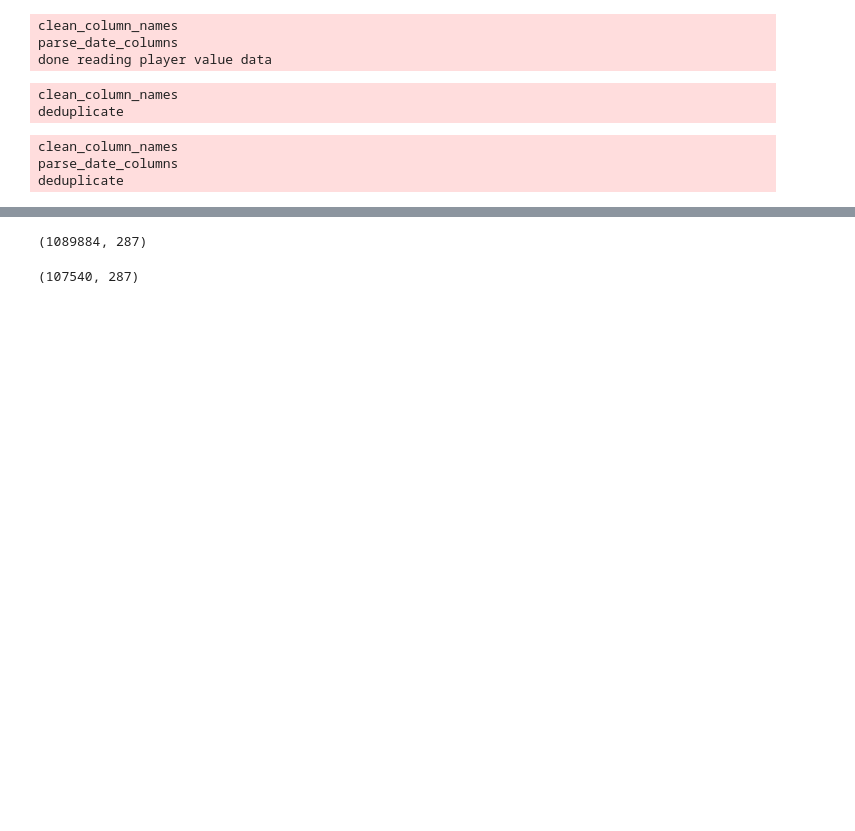
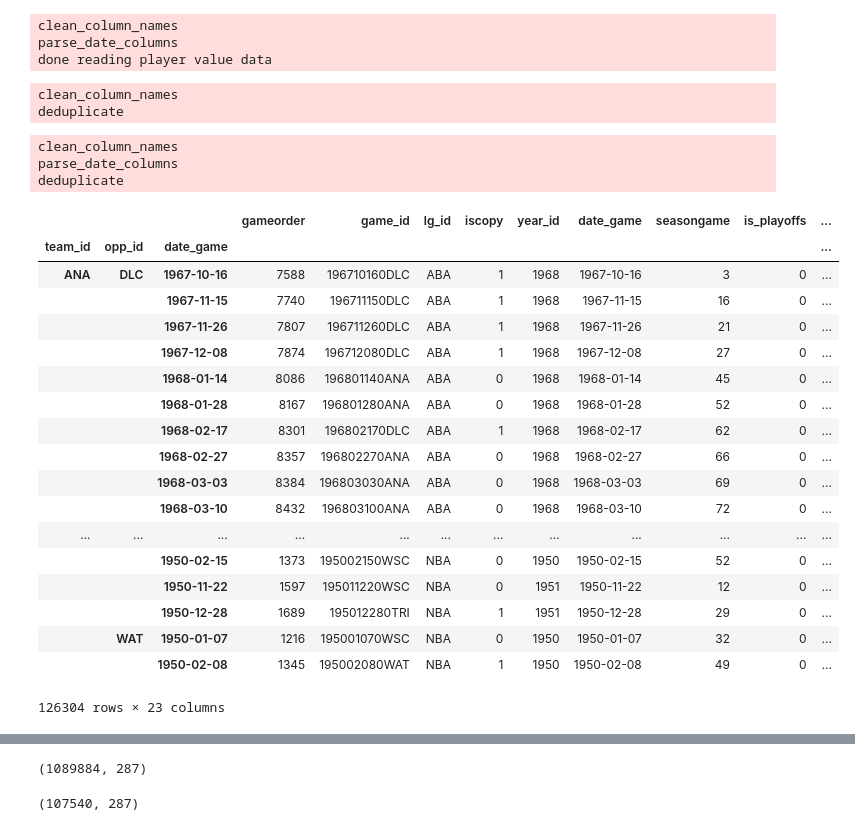
Before and after one commit to wilsonify/projects-eclectic, a Jupyter notebook: src/consolidate_data.ipynb, the cells around one changed output, grey strips where cells are left out. Saved outputs shown, nothing was run; the diff lists cells and outputs as text; code cells hidden in the pictures; blank space fills up the shorter version.

```diff
--- a/src/consolidate_data.ipynb
+++ b/src/consolidate_data.ipynb
@@ -94,3 +94,25 @@ elo = pd.concat(map(pd.read_csv, glob.glob("../data/raw/nba_elo/nbaallelo.csv"))
 clean_column_names
 parse_date_columns
 deduplicate
+# %%
+elo
+# %% [output]
+|  |  |  | gameorder | game_id | lg_id | iscopy | year_id | date_game | seasongame | is_playoffs | ... |
+| team_id | opp_id | date_game |  |  |  |  |  |  |  |  | ... |
+| ANA | DLC | 1967-10-16 | 7588 | 196710160DLC | ABA | 1 | 1968 | 1967-10-16 | 3 | 0 | ... |
+|  |  | 1967-11-15 | 7740 | 196711150DLC | ABA | 1 | 1968 | 1967-11-15 | 16 | 0 | ... |
+|  |  | 1967-11-26 | 7807 | 196711260DLC | ABA | 1 | 1968 | 1967-11-26 | 21 | 0 | ... |
+|  |  | 1967-12-08 | 7874 | 196712080DLC | ABA | 1 | 1968 | 1967-12-08 | 27 | 0 | ... |
+|  |  | 1968-01-14 | 8086 | 196801140ANA | ABA | 0 | 1968 | 1968-01-14 | 45 | 0 | ... |
+|  |  | 1968-01-28 | 8167 | 196801280ANA | ABA | 0 | 1968 | 1968-01-28 | 52 | 0 | ... |
+|  |  | 1968-02-17 | 8301 | 196802170DLC | ABA | 1 | 1968 | 1968-02-17 | 62 | 0 | ... |
+|  |  | 1968-02-27 | 8357 | 196802270ANA | ABA | 0 | 1968 | 1968-02-27 | 66 | 0 | ... |
+|  |  | 1968-03-03 | 8384 | 196803030ANA | ABA | 0 | 1968 | 1968-03-03 | 69 | 0 | ... |
+|  |  | 1968-03-10 | 8432 | 196803100ANA | ABA | 0 | 1968 | 1968-03-10 | 72 | 0 | ... |
+| ... | ... | ... | ... | ... | ... | ... | ... | ... | ... | ... | ... |
+|  |  | 1950-02-15 | 1373 | 195002150WSC | NBA | 0 | 1950 | 1950-02-15 | 52 | 0 | ... |
+|  |  | 1950-11-22 | 1597 | 195011220WSC | NBA | 0 | 1951 | 1950-11-22 | 12 | 0 | ... |
+|  |  | 1950-12-28 | 1689 | 195012280TRI | NBA | 1 | 1951 | 1950-12-28 | 29 | 0 | ... |
+|  | WAT | 1950-01-07 | 1216 | 195001070WSC | NBA | 0 | 1950 | 1950-01-07 | 32 | 0 | ... |
+|  |  | 1950-02-08 | 1345 | 195002080WAT | NBA | 1 | 1950 | 1950-02-08 | 49 | 0 | ... |
+126304 rows × 23 columns
```
Also changed, not shown: parts of 8 cells of this notebook.
